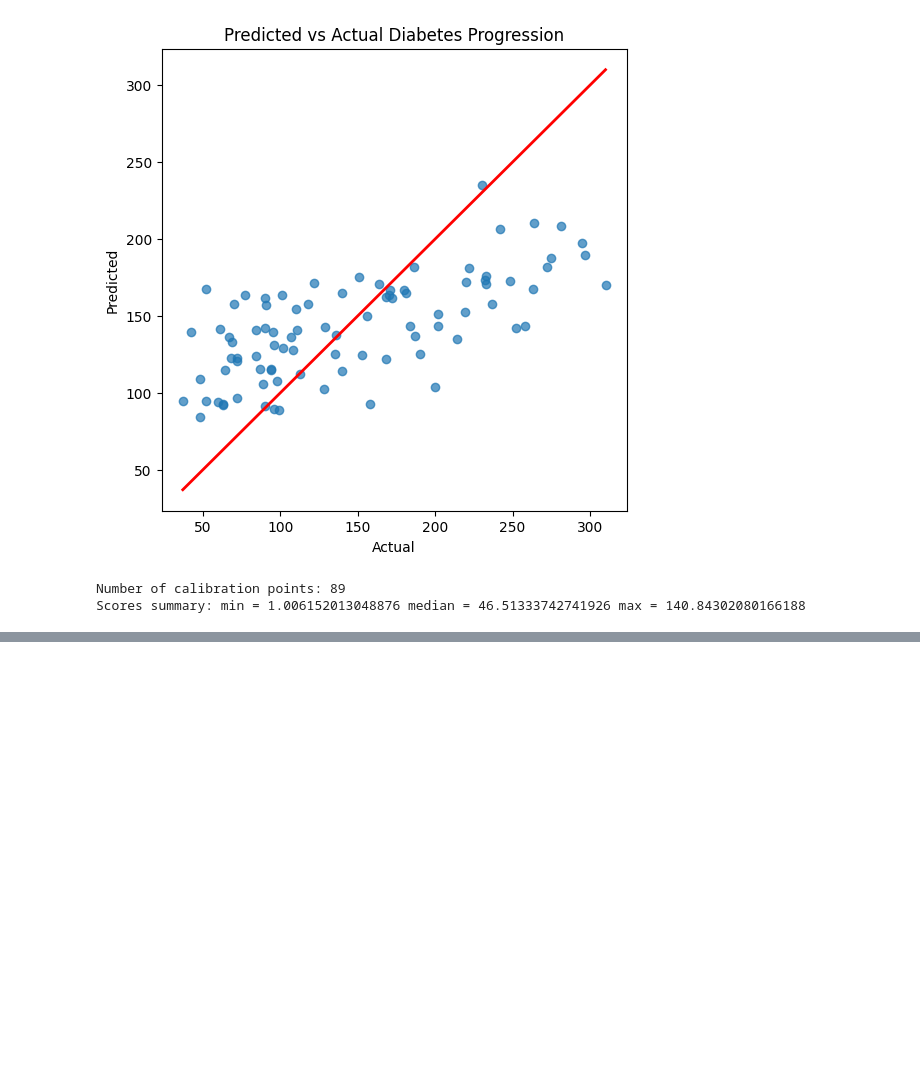
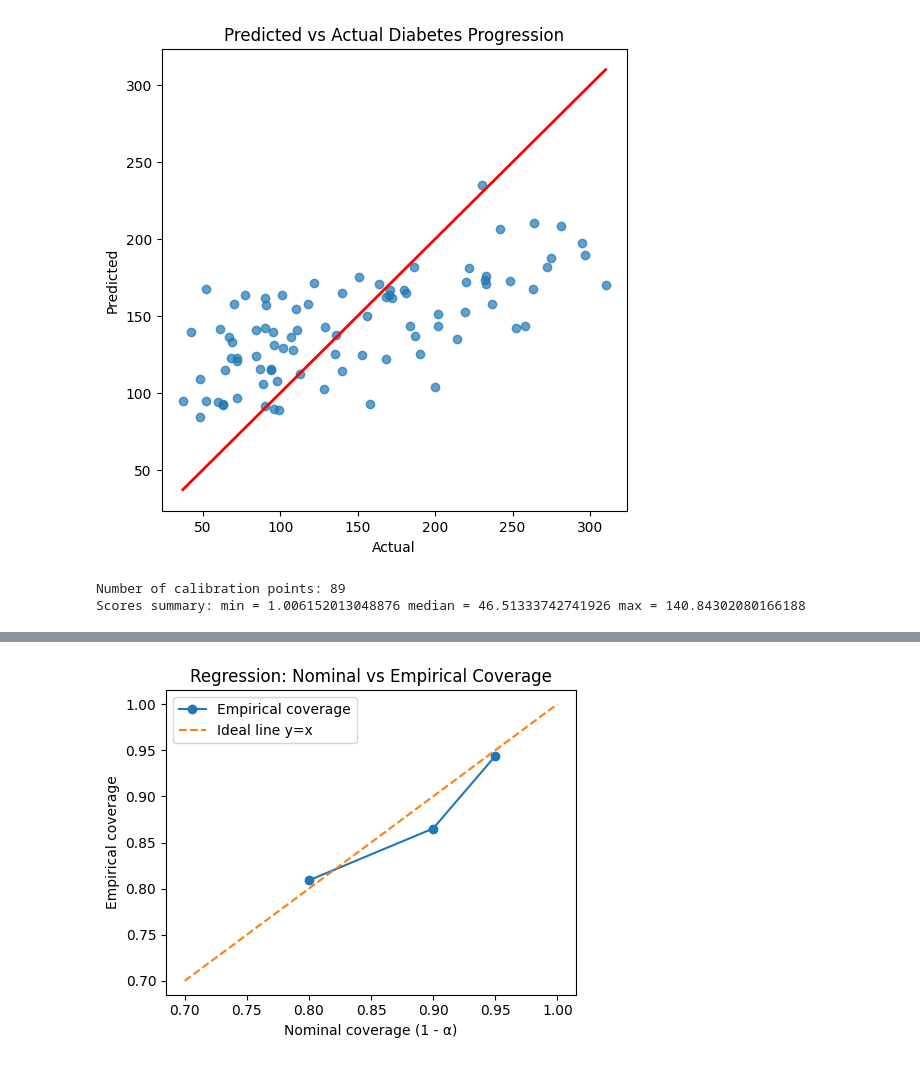
Before and after one commit to mikejattu/Conformal-Prediction, a Jupyter notebook: conformal_prediction_paper.ipynb, the cells around one changed output, grey strips where cells are left out. Saved outputs shown, nothing was run; the diff lists cells and outputs as text; code cells hidden in the pictures; blank space fills up the shorter version.

Commit message:
nominal and empirical coverage graph

```diff
--- a/conformal_prediction_paper.ipynb
+++ b/conformal_prediction_paper.ipynb
@@ -184,3 +184,20 @@ def conformal_regression_eval(model, X_cal, y_cal, X_val, y_val, alpha):
 
     target_coverage = 1 - alpha
     return target_coverage, empirical_coverage, avg_width, q_hat
+# %%
+alpha_list = [0.05, 0.1, 0.2]  # 95%, 90%, 80% nominal coverage
+results = []
+
+for alpha in alpha_list:
+    target_cov, emp_cov, avg_width, q_hat = conformal_regression_eval(
+        model, X_cal, y_cal, X_val, y_val, alpha
+    )
+    results.append((alpha, target_cov, emp_cov, avg_width, q_hat))
+
+# Pretty print results
+for alpha, target_cov, emp_cov, avg_width, q_hat in results:
+    print(f"\nalpha = {alpha}")
+    print(f"  Target coverage:    {target_cov:.3f}")
+    print(f"  Empirical coverage: {emp_cov:.3f}")
+    print(f"  Avg interval width: {avg_width:.3f}")
+    print(f"  q_hat (radius):     {q_hat:.3f}")
@@ -186,0 +222,17 @@ def conformal_regression_eval(model, X_cal, y_cal, X_val, y_val, alpha):
+# %%
+import matplotlib.pyplot as plt
+
+nominal = [1 - a for a in alpha_list]
+emp_covs = [r[2] for r in results]
+
+plt.figure(figsize=(5,4))
+plt.plot(nominal, emp_covs, marker="o", label="Empirical coverage")
+plt.plot([0.7, 1.0], [0.7, 1.0], linestyle="--", label="Ideal line y=x")
+plt.xlabel("Nominal coverage (1 - α)")
+plt.ylabel("Empirical coverage")
+plt.title("Regression: Nominal vs Empirical Coverage")
+plt.legend()
+plt.tight_layout()
+plt.show()
+# %% [output]
+[figure, added]
```
Also changed, not shown: parts of 1 cell of this notebook.
